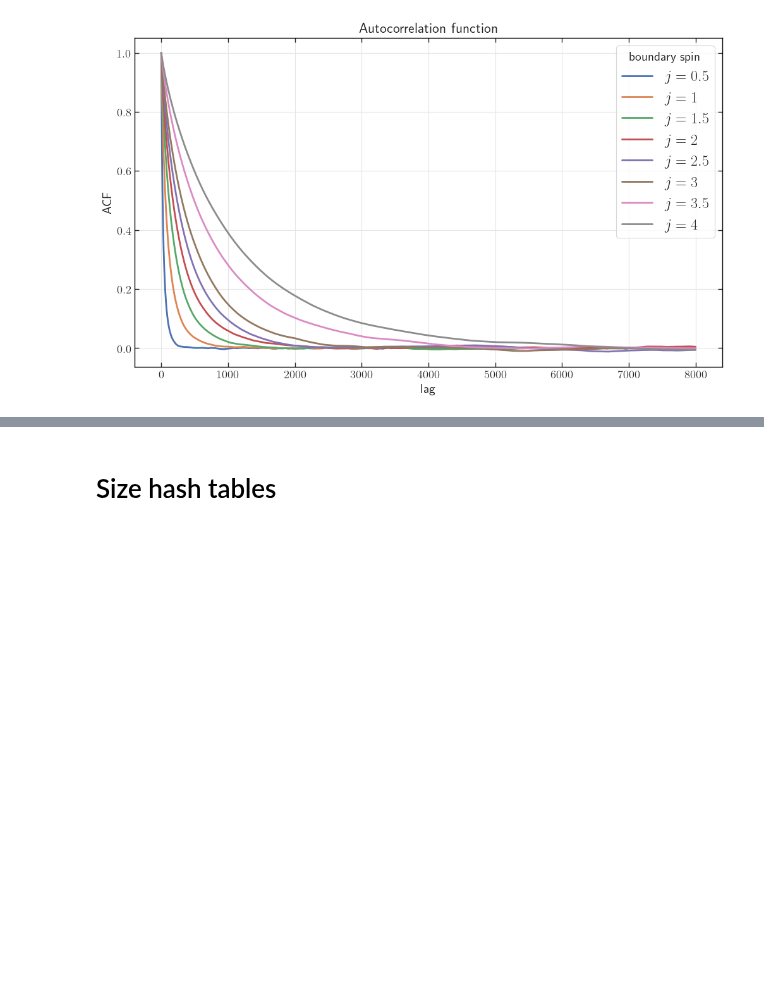
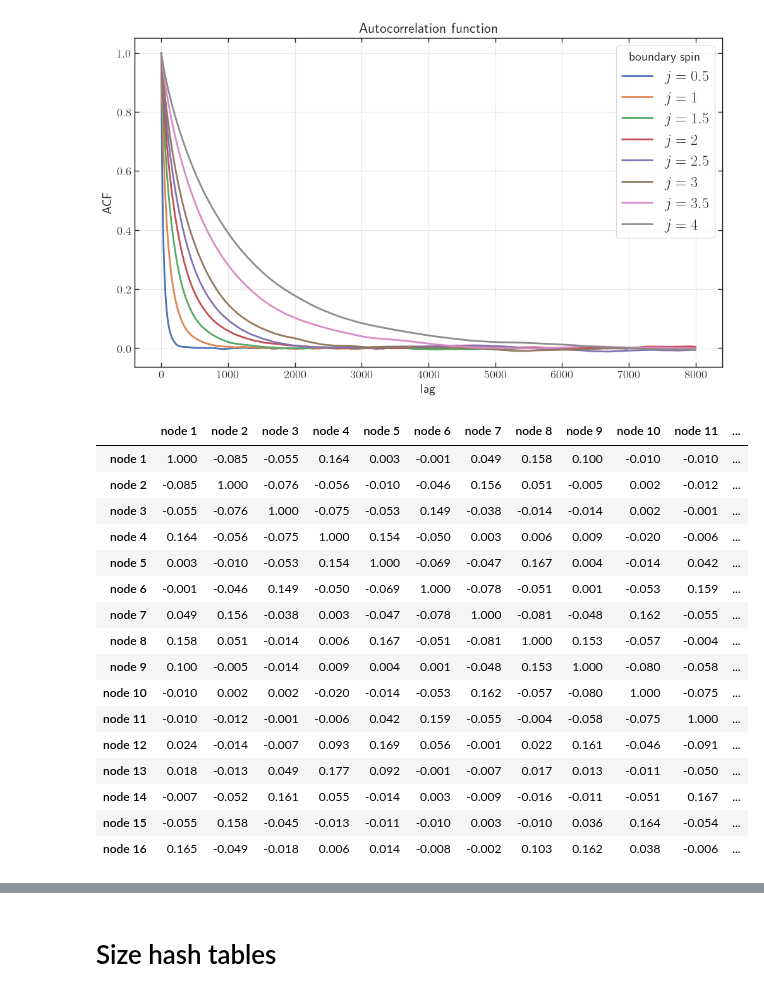
Before and after one commit to PietropaoloFrisoni/MCMC_16_cells_spinfoam, a Jupyter notebook: notebooks/Operators.ipynb, the cells around one changed output, grey strips where cells are left out. Cells and saved outputs as stored; diff of their text form; code cells hidden in the pictures; blank space fills up the shorter version.

```diff
--- a/notebooks/Operators.ipynb
+++ b/notebooks/Operators.ipynb
@@ -699,0 +721,20 @@ plt.savefig(printfile + ".svg")
+# %%
+df
+# %% [output]
+|  | node 1 | node 2 | node 3 | node 4 | node 5 | node 6 | node 7 | node 8 | node 9 | node 10 | node 11 | ... |
+| node 1 | 1.000 | -0.085 | -0.055 | 0.164 | 0.003 | -0.001 | 0.049 | 0.158 | 0.100 | -0.010 | -0.010 | ... |
+| node 2 | -0.085 | 1.000 | -0.076 | -0.056 | -0.010 | -0.046 | 0.156 | 0.051 | -0.005 | 0.002 | -0.012 | ... |
+| node 3 | -0.055 | -0.076 | 1.000 | -0.075 | -0.053 | 0.149 | -0.038 | -0.014 | -0.014 | 0.002 | -0.001 | ... |
+| node 4 | 0.164 | -0.056 | -0.075 | 1.000 | 0.154 | -0.050 | 0.003 | 0.006 | 0.009 | -0.020 | -0.006 | ... |
+| node 5 | 0.003 | -0.010 | -0.053 | 0.154 | 1.000 | -0.069 | -0.047 | 0.167 | 0.004 | -0.014 | 0.042 | ... |
+| node 6 | -0.001 | -0.046 | 0.149 | -0.050 | -0.069 | 1.000 | -0.078 | -0.051 | 0.001 | -0.053 | 0.159 | ... |
+| node 7 | 0.049 | 0.156 | -0.038 | 0.003 | -0.047 | -0.078 | 1.000 | -0.081 | -0.048 | 0.162 | -0.055 | ... |
+| node 8 | 0.158 | 0.051 | -0.014 | 0.006 | 0.167 | -0.051 | -0.081 | 1.000 | 0.153 | -0.057 | -0.004 | ... |
+| node 9 | 0.100 | -0.005 | -0.014 | 0.009 | 0.004 | 0.001 | -0.048 | 0.153 | 1.000 | -0.080 | -0.058 | ... |
+| node 10 | -0.010 | 0.002 | 0.002 | -0.020 | -0.014 | -0.053 | 0.162 | -0.057 | -0.080 | 1.000 | -0.075 | ... |
+| node 11 | -0.010 | -0.012 | -0.001 | -0.006 | 0.042 | 0.159 | -0.055 | -0.004 | -0.058 | -0.075 | 1.000 | ... |
+| node 12 | 0.024 | -0.014 | -0.007 | 0.093 | 0.169 | 0.056 | -0.001 | 0.022 | 0.161 | -0.046 | -0.091 | ... |
+| node 13 | 0.018 | -0.013 | 0.049 | 0.177 | 0.092 | -0.001 | -0.007 | 0.017 | 0.013 | -0.011 | -0.050 | ... |
+| node 14 | -0.007 | -0.052 | 0.161 | 0.055 | -0.014 | 0.003 | -0.009 | -0.016 | -0.011 | -0.051 | 0.167 | ... |
+| node 15 | -0.055 | 0.158 | -0.045 | -0.013 | -0.011 | -0.010 | 0.003 | -0.010 | 0.036 | 0.164 | -0.054 | ... |
+| node 16 | 0.165 | -0.049 | -0.018 | 0.006 | 0.014 | -0.008 | -0.002 | 0.103 | 0.162 | 0.038 | -0.006 | ... |
```
Also changed, not shown: parts of 4 cells of this notebook, 1 other file.
